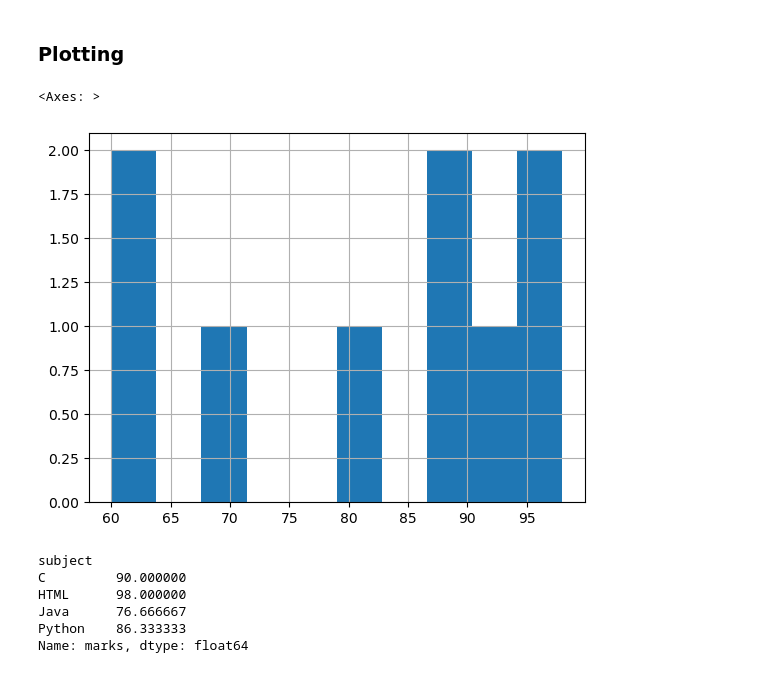
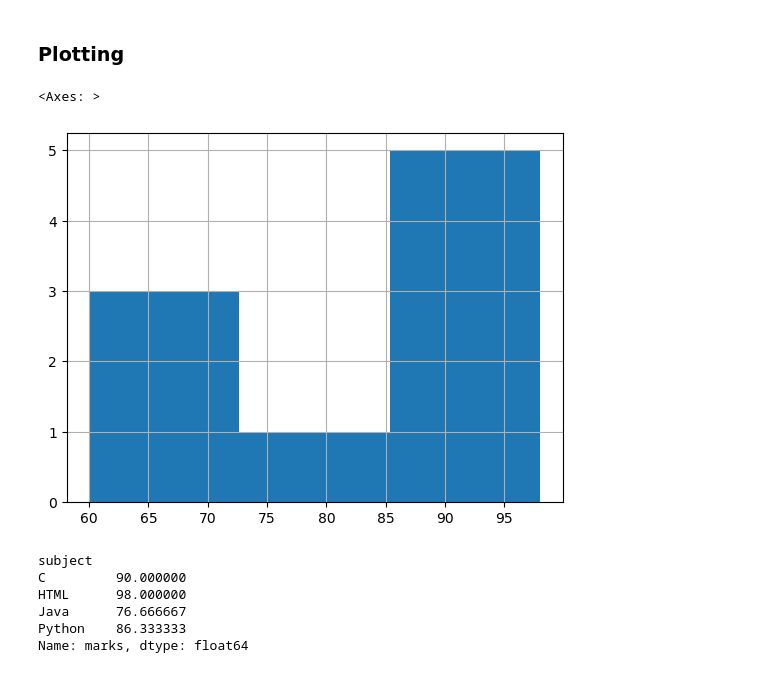
Before and after one commit to srikanthpragada/DS_15_DEC_2025, a Jupyter notebook: pandas/marks_df.ipynb, the cells around one changed output. Drawn from its saved outputs; the diff is of its cells as text; code cells hidden in the pictures.

```diff
--- a/pandas/marks_df.ipynb
+++ b/pandas/marks_df.ipynb
@@ -1823,10 +1823,10 @@ df
 # %% [markdown]
 ### Plotting
 # %%
-df.marks.hist()
+df.marks.hist(bins = 3)
 # %% [output]
 <Axes: >
-[figure, old version]
+[figure, new version]
 # %%
 subgroup = df.groupby('subject')['marks'].mean()
 print(subgroup)
```
Also changed, not shown: parts of 3 cells of this notebook, 1 other file.
